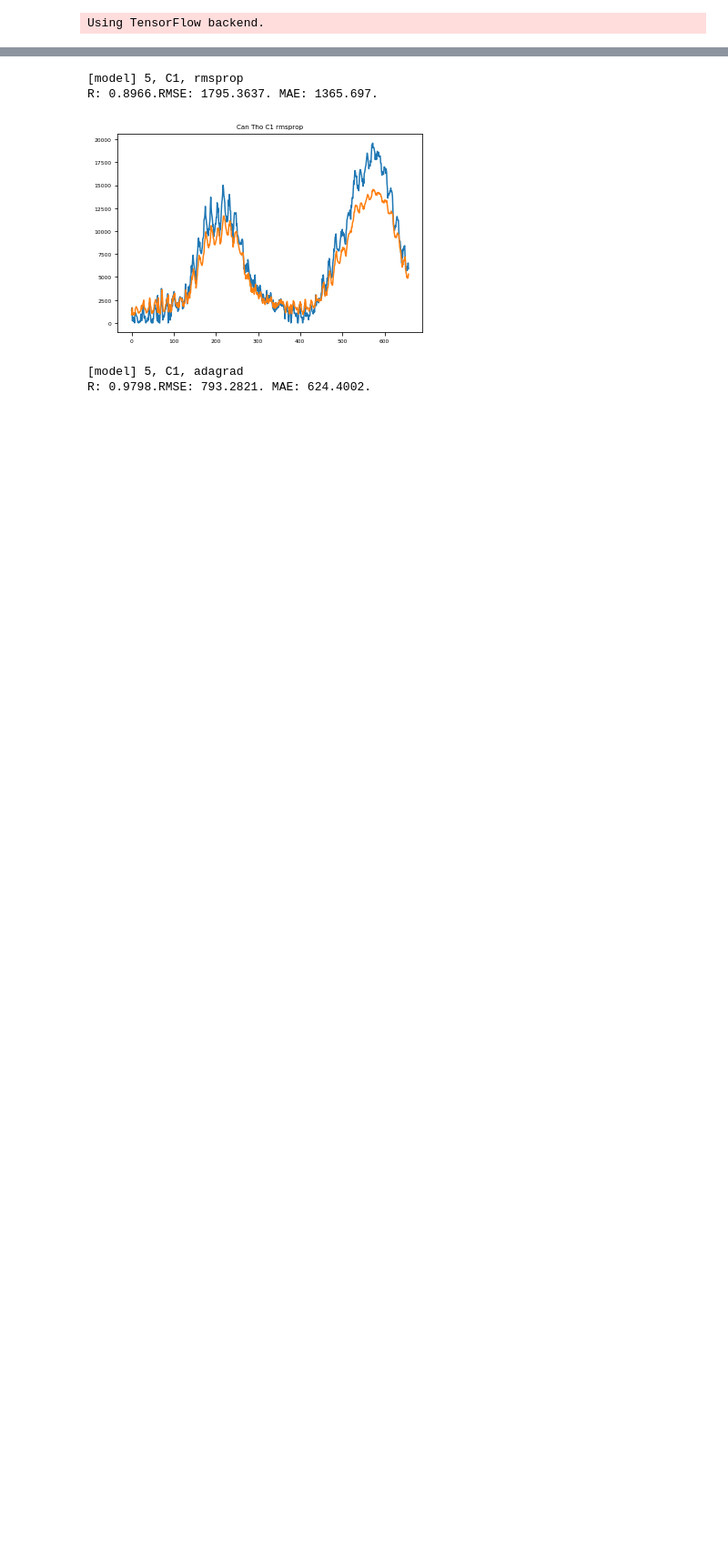
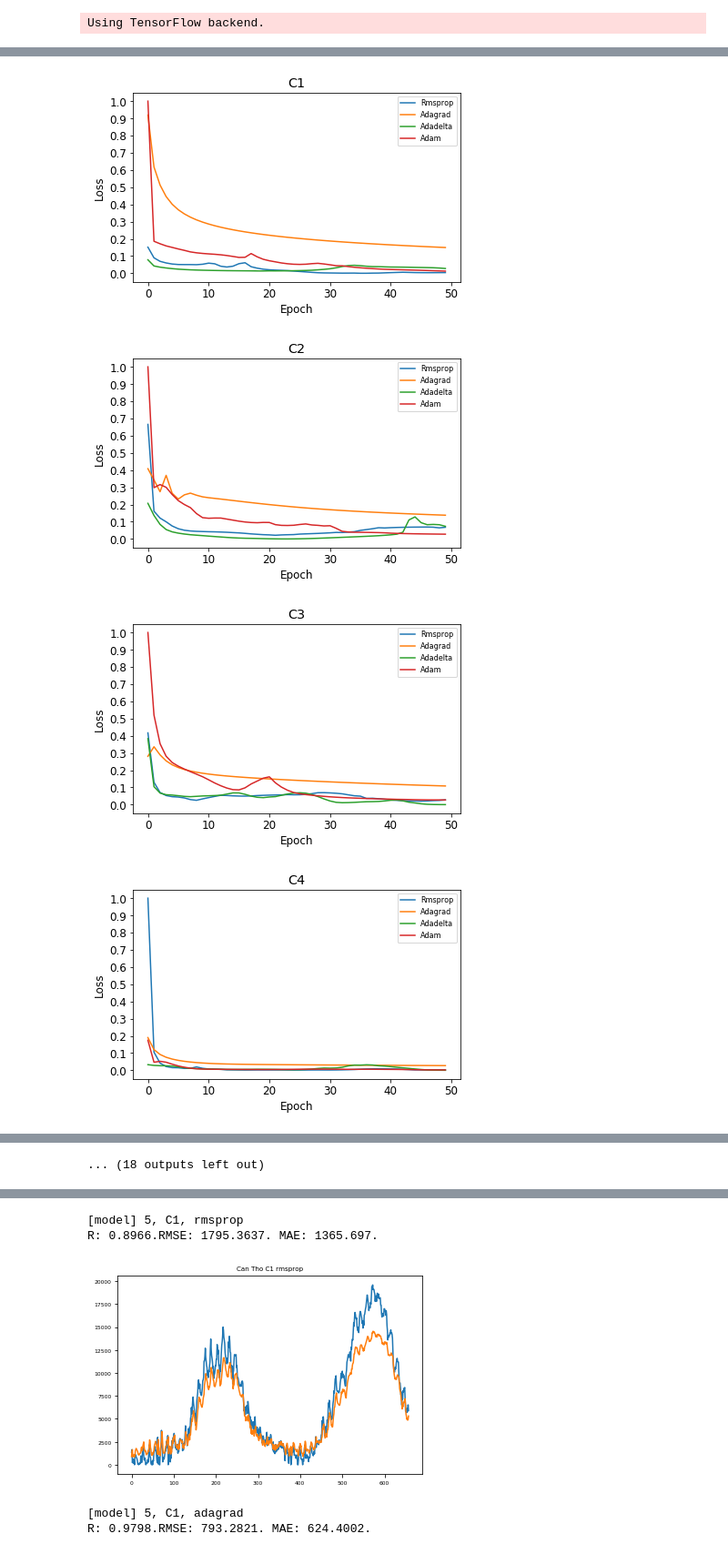
Before and after one commit to datvithanh/lstm-time-series-forecasting, a Jupyter notebook: plot.ipynb, the cells around one changed output, grey strips where cells are left out. Shown at 91% size. Saved outputs shown, nothing was run; the diff lists cells and outputs as text; code cells hidden in the pictures; blank space fills up the shorter version.

```diff
--- a/plot.ipynb
+++ b/plot.ipynb
@@ -115,0 +116,32 @@ i = 0
+# %%
+i = 0
+plt.rcParams.update({'font.size': 12})
+for neuron in neurons:
+    for filename in filenames:
+        i+=1
+        plt.figure(i)
+        datas = []
+        for optimizer in optimizers:
+            with open(save_dir + str(neuron) + '-' + filename + '-' + optimizer + '-history.json') as f:
+                data = json.load(f)
+            datas.append(data)
+
+        datas = np.array(datas)
+        datas = (datas-np.min(datas))/(np.max(datas)-np.min(datas))
+        for i in range(datas.shape[0]):
+            plt.plot(datas[i])
+        plt.yticks(np.arange(0,1.1,0.1))
+
+        plt.title('{}'.format(filename.capitalize()))
+        plt.ylabel('Loss')
+        plt.xlabel('Epoch')
+        plt.legend(['Rmsprop', 'Adagrad', 'Adadelta', 'Adam'],loc='upper right', prop={'size': 8})
+        plt.tight_layout()
+        plt.savefig('./plots/chaudoc/{}-{}-{}.eps'.format("00",neuron,filename), format='eps', dpi=1000)
+
+        plt.show()
+# %% [output]
+[figure, added]
+[figure, added]
+[figure, added]
+[figure, added]
@@ -115,0 +156 @@ i = 0
+... (18 outputs left out)
```
Also changed, not shown: parts of 5 cells of this notebook, 31 other files.
